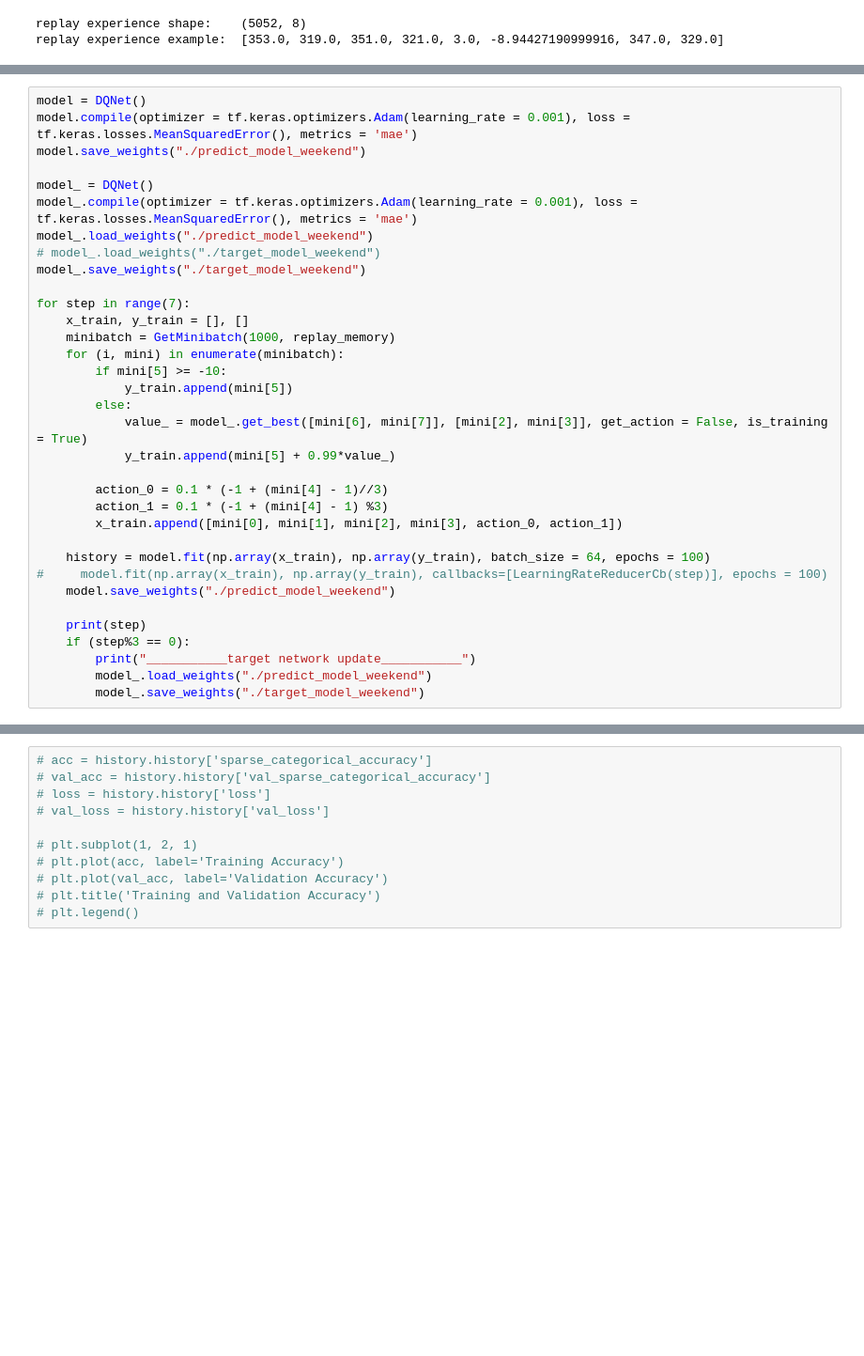
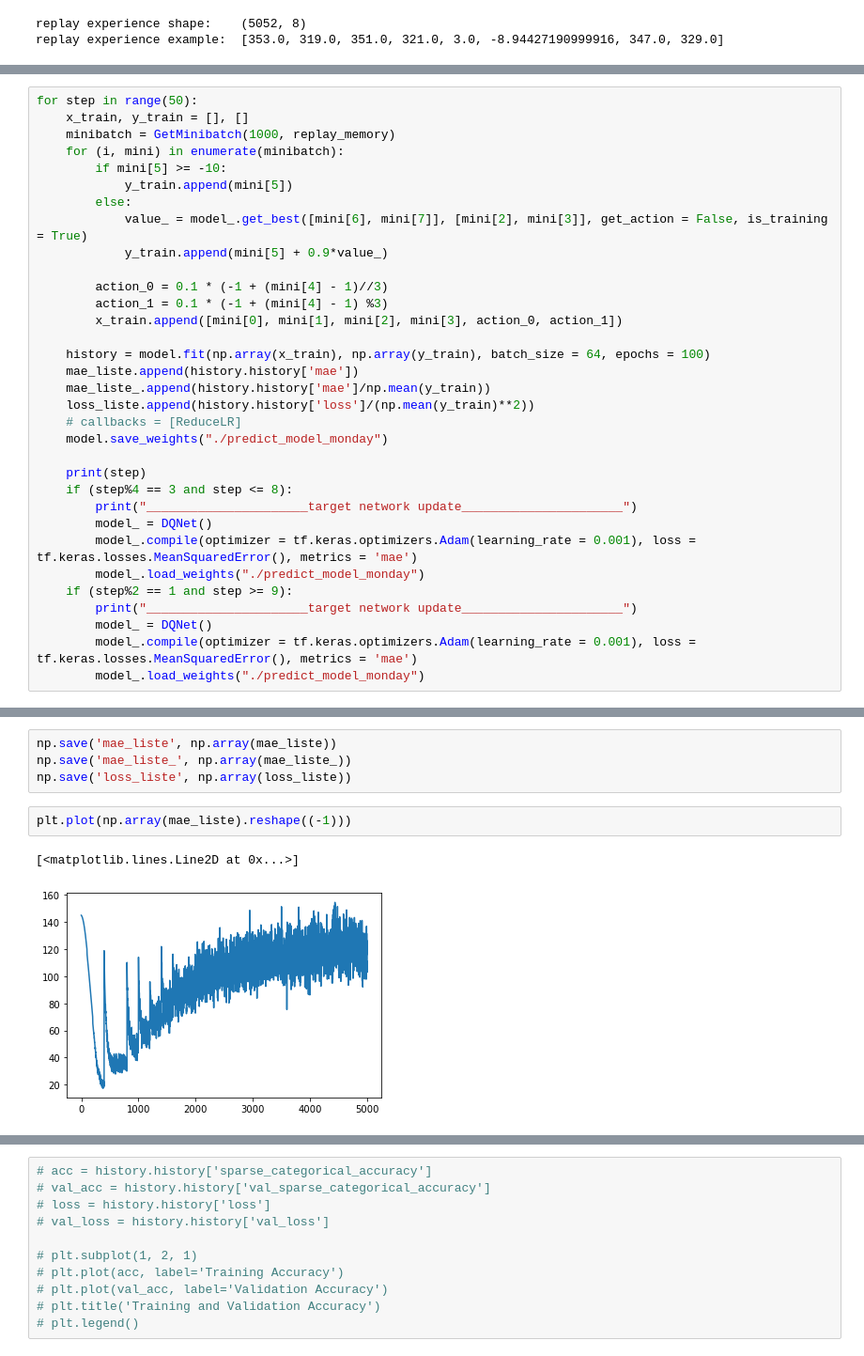
Before and after one commit to XindongXU/TR-DATA-RL, a Jupyter notebook: project_RL/Training.ipynb, the cells around one changed output, grey strips where cells are left out. Shown at 94% size. Saved outputs shown, nothing was run; the diff lists cells and outputs as text; blank space fills up the shorter version.

Commit message:
convergent training

```diff
--- a/project_RL/Training.ipynb
+++ b/project_RL/Training.ipynb
@@ -16,15 +82,5 @@ import tensorflow as tf
 # %%
-model = DQNet()
-model.compile(optimizer = tf.keras.optimizers.Adam(learning_rate = 0.001), loss = tf.keras.losses.MeanSquaredError(), metrics = 'mae')
-model.save_weights("./predict_model_weekend")
-
-model_ = DQNet()
-model_.compile(optimizer = tf.keras.optimizers.Adam(learning_rate = 0.001), loss = tf.keras.losses.MeanSquaredError(), metrics = 'mae')
-model_.load_weights("./predict_model_weekend")
-# model_.load_weights("./target_model_weekend")
-model_.save_weights("./target_model_weekend")
-
-for step in range(7):
+for step in range(50):
     x_train, y_train = [], []
     minibatch = GetMinibatch(1000, replay_memory)
     for (i, mini) in enumerate(minibatch):
@@ -32,20 +88,29 @@ for step in range(7):
             y_train.append(mini[5])
         else:
             value_ = model_.get_best([mini[6], mini[7]], [mini[2], mini[3]], get_action = False, is_training = True)
-            y_train.append(mini[5] + 0.99*value_)
+            y_train.append(mini[5] + 0.9*value_)
 
         action_0 = 0.1 * (-1 + (mini[4] - 1)//3)
         action_1 = 0.1 * (-1 + (mini[4] - 1) %3)
         x_train.append([mini[0], mini[1], mini[2], mini[3], action_0, action_1])
 
     history = model.fit(np.array(x_train), np.array(y_train), batch_size = 64, epochs = 100)
-#     model.fit(np.array(x_train), np.array(y_train), callbacks=[LearningRateReducerCb(step)], epochs = 100)
-    model.save_weights("./predict_model_weekend")
+    mae_liste.append(history.history['mae'])
+    mae_liste_.append(history.history['mae']/np.mean(y_train))
+    loss_liste.append(history.history['loss']/(np.mean(y_train)**2))
+    # callbacks = [ReduceLR]
+    model.save_weights("./predict_model_monday")
 
     print(step)
-    if (step%3 == 0):
-        print("___________target network update___________")
-        model_.load_weights("./predict_model_weekend")
-        model_.save_weights("./target_model_weekend")
+    if (step%4 == 3 and step <= 8):
+        print("______________________target network update______________________")
+        model_ = DQNet()
+        model_.compile(optimizer = tf.keras.optimizers.Adam(learning_rate = 0.001), loss = tf.keras.losses.MeanSquaredError(), metrics = 'mae')
+        model_.load_weights("./predict_model_monday")
+    if (step%2 == 1 and step >= 9):
+        print("______________________target network update______________________")
+        model_ = DQNet()
+        model_.compile(optimizer = tf.keras.optimizers.Adam(learning_rate = 0.001), loss = tf.keras.losses.MeanSquaredError(), metrics = 'mae')
+        model_.load_weights("./predict_model_monday")
 # %% [output]
 Epoch 1/100
@@ -120,0 +133,9 @@ KeyboardInterrupt:
+# %%
+np.save('mae_liste', np.array(mae_liste))
+np.save('mae_liste_', np.array(mae_liste_))
+np.save('loss_liste', np.array(loss_liste))
+# %%
+plt.plot(np.array(mae_liste).reshape((-1)))
+# %% [output]
+[<matplotlib.lines.Line2D at 0x...>]
+[figure, added]
```
Also changed, not shown: parts of 23 cells of this notebook, 12 other files.
